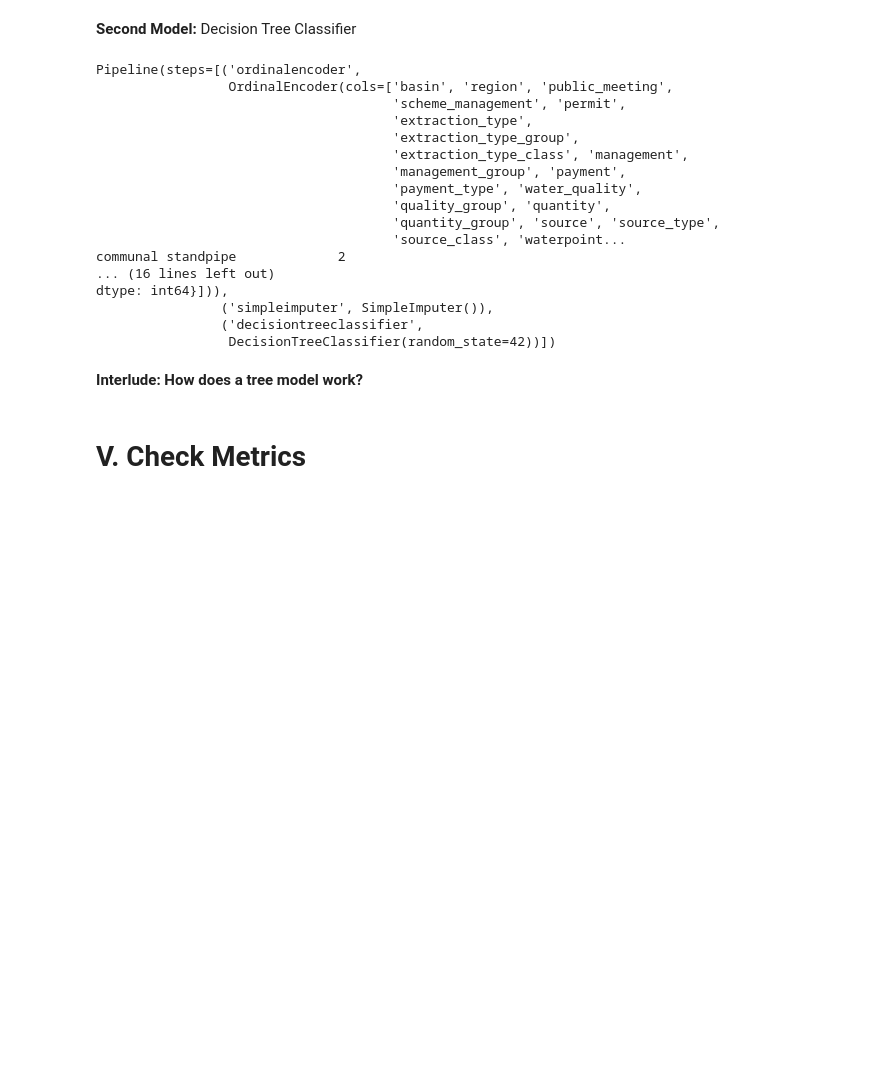
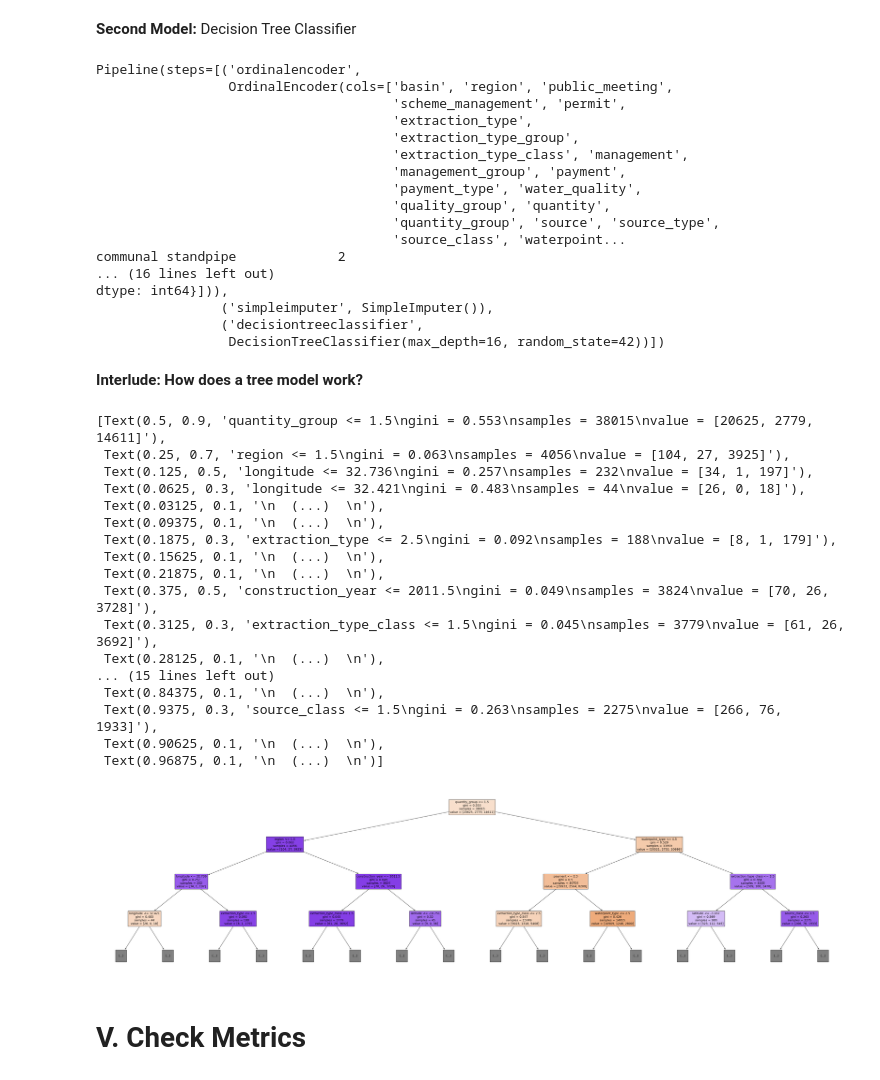
Before and after one commit to ayebaishmo/bloomtech-water-pump-challange, a Jupyter notebook: module1-decision-trees/JDS_SHR_221_guided_project_notes.ipynb, the cells around one changed output. Drawn from its saved outputs; the diff is of its cells as text; code cells hidden in the pictures; blank space fills up the shorter version.

```diff
--- a/module1-decision-trees/JDS_SHR_221_guided_project_notes.ipynb
+++ b/module1-decision-trees/JDS_SHR_221_guided_project_notes.ipynb
@@ -294,7 +294,7 @@ from sklearn.tree import DecisionTreeClassifier, plot_tree
 model_dt = make_pipeline(
     OrdinalEncoder(),
     SimpleImputer(strategy='mean'),
-    DecisionTreeClassifier(random_state=42)
+    DecisionTreeClassifier(random_state=42, max_depth=16)
 )
 
 model_dt.fit(X_train, y_train)
@@ -315,9 +315,35 @@ communal standpipe             2
 dtype: int64}])),
                 ('simpleimputer', SimpleImputer()),
                 ('decisiontreeclassifier',
-                 DecisionTreeClassifier(random_state=42))])
+                 DecisionTreeClassifier(max_depth=16, random_state=42))])
 # %% [markdown]
 **Interlude: How does a tree model work?**
+# %%
+plt.figure(figsize=(60, 15))
+plot_tree(model_dt.named_steps['decisiontreeclassifier'],
+          max_depth=3,
+          feature_names=X_train.columns,
+          filled=True
+          )
+# %% [output]
+[Text(0.5, 0.9, 'quantity_group <= 1.5\ngini = 0.553\nsamples = 38015\nvalue = [20625, 2779, 14611]'),
+ Text(0.25, 0.7, 'region <= 1.5\ngini = 0.063\nsamples = 4056\nvalue = [104, 27, 3925]'),
+ Text(0.125, 0.5, 'longitude <= 32.736\ngini = 0.257\nsamples = 232\nvalue = [34, 1, 197]'),
+ Text(0.0625, 0.3, 'longitude <= 32.421\ngini = 0.483\nsamples = 44\nvalue = [26, 0, 18]'),
+ Text(0.03125, 0.1, '\n  (...)  \n'),
+ Text(0.09375, 0.1, '\n  (...)  \n'),
+ Text(0.1875, 0.3, 'extraction_type <= 2.5\ngini = 0.092\nsamples = 188\nvalue = [8, 1, 179]'),
+ Text(0.15625, 0.1, '\n  (...)  \n'),
+ Text(0.21875, 0.1, '\n  (...)  \n'),
+ Text(0.375, 0.5, 'construction_year <= 2011.5\ngini = 0.049\nsamples = 3824\nvalue = [70, 26, 3728]'),
+ Text(0.3125, 0.3, 'extraction_type_class <= 1.5\ngini = 0.045\nsamples = 3779\nvalue = [61, 26, 3692]'),
+ Text(0.28125, 0.1, '\n  (...)  \n'),
+... (15 lines left out)
+ Text(0.84375, 0.1, '\n  (...)  \n'),
+ Text(0.9375, 0.3, 'source_class <= 1.5\ngini = 0.263\nsamples = 2275\nvalue = [266, 76, 1933]'),
+ Text(0.90625, 0.1, '\n  (...)  \n'),
+ Text(0.96875, 0.1, '\n  (...)  \n')]
+[figure, added]
 # %% [markdown]
 # V. Check Metrics
 # %%
```
Also changed, not shown: parts of 6 cells of this notebook, 1 other file.
